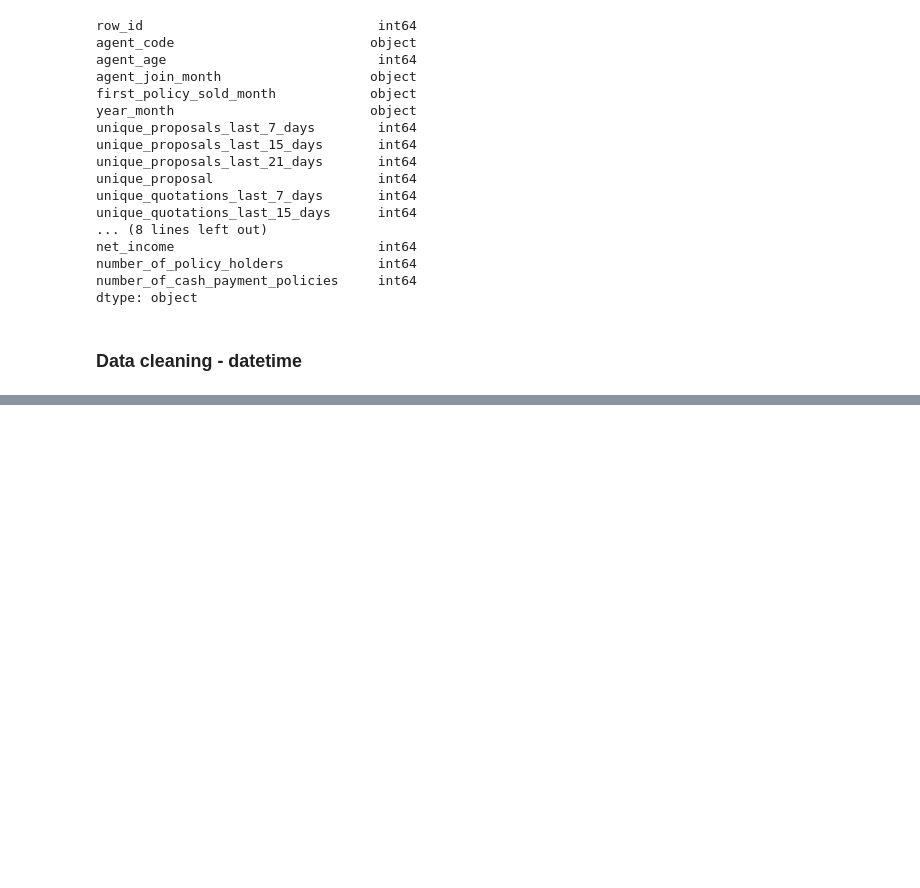
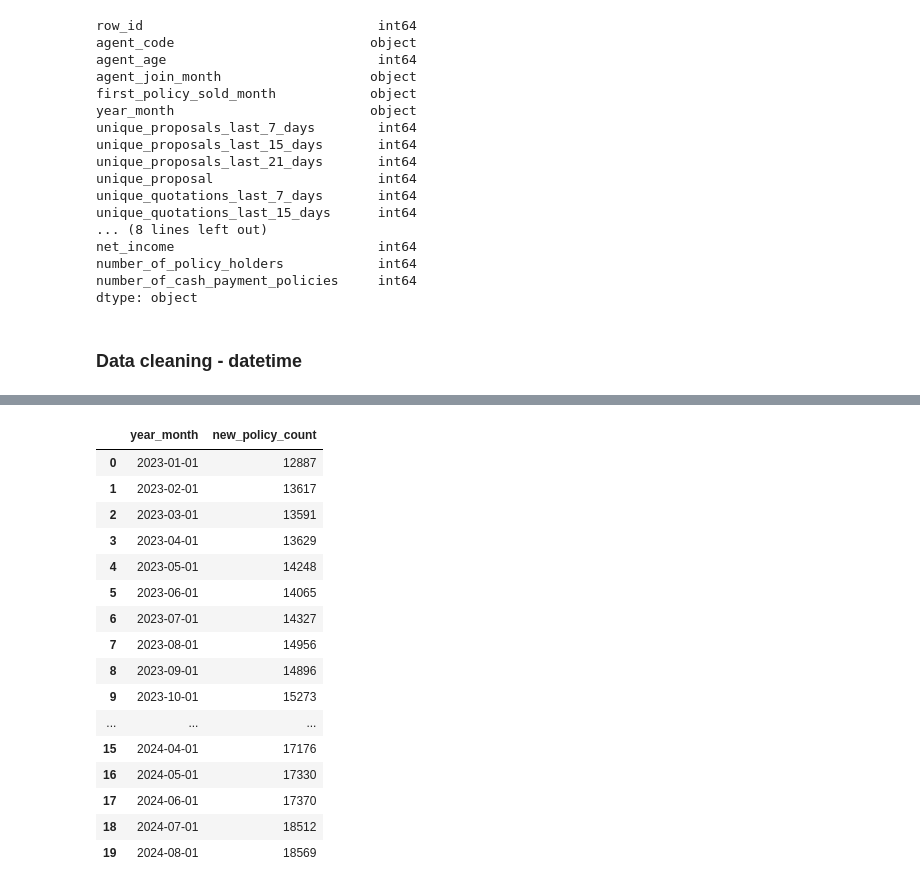
Before and after one commit to rivindu-ashinsa/data-storm-DeepCell, a Jupyter notebook: notebooks/EDA.ipynb, the cells around one changed output, grey strips where cells are left out. Drawn from its saved outputs; the diff is of its cells as text; code cells hidden in the pictures; blank space fills up the shorter version.

```diff
--- a/notebooks/EDA.ipynb
+++ b/notebooks/EDA.ipynb
@@ -80,0 +136,20 @@ dtype: object
+# %%
+monthly_policy_sales
+# %% [output]
+|  | year_month | new_policy_count |
+| 0 | 2023-01-01 | 12887 |
+| 1 | 2023-02-01 | 13617 |
+| 2 | 2023-03-01 | 13591 |
+| 3 | 2023-04-01 | 13629 |
+| 4 | 2023-05-01 | 14248 |
+| 5 | 2023-06-01 | 14065 |
+| 6 | 2023-07-01 | 14327 |
+| 7 | 2023-08-01 | 14956 |
+| 8 | 2023-09-01 | 14896 |
+| 9 | 2023-10-01 | 15273 |
+| ... | ... | ... |
+| 15 | 2024-04-01 | 17176 |
+| 16 | 2024-05-01 | 17330 |
+| 17 | 2024-06-01 | 17370 |
+| 18 | 2024-07-01 | 18512 |
+| 19 | 2024-08-01 | 18569 |
```
Also changed, not shown: parts of 11 cells of this notebook.
